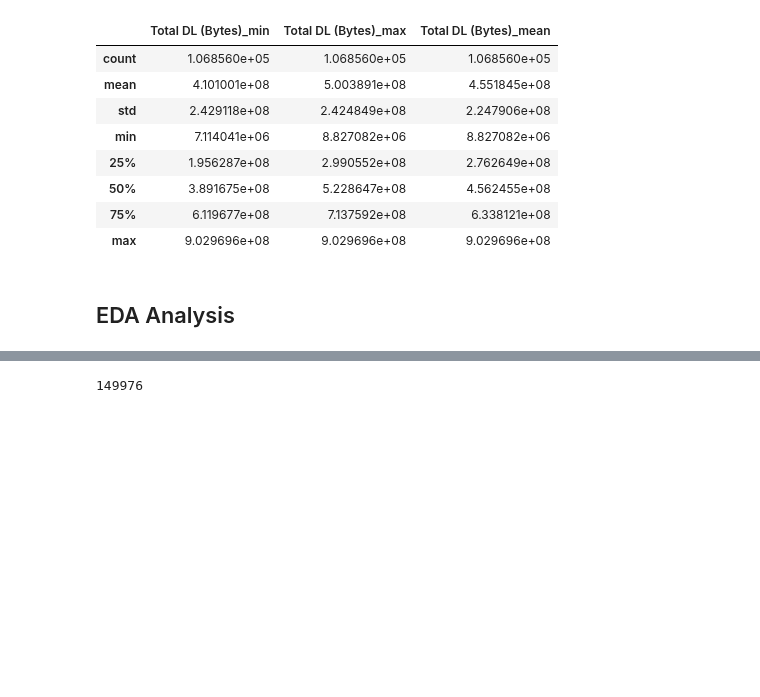
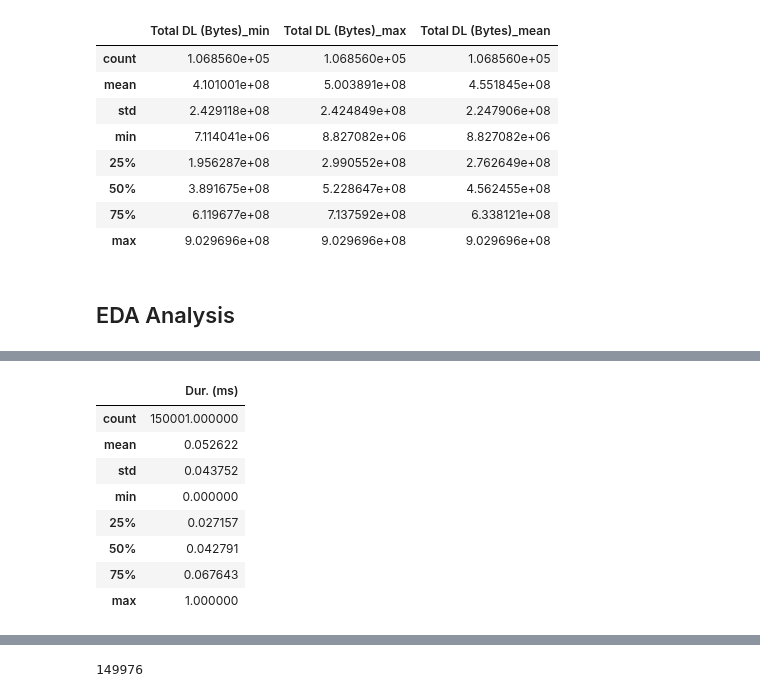
Before and after one commit to tutorialcreation/TelComChallenge, a Jupyter notebook: notebooks/Analysis.ipynb, the cells around one changed output, grey strips where cells are left out. Drawn from its saved outputs; the diff is of its cells as text; code cells hidden in the pictures; blank space fills up the shorter version.

```diff
--- a/notebooks/Analysis.ipynb
+++ b/notebooks/Analysis.ipynb
@@ -323,0 +338,12 @@ pd.DataFrame(numeric_df['Start ms'].describe())
+# %%
+non_graphical_univariate(numeric_df,numerical_features,"numeric",3)
+# %% [output]
+|  | Dur. (ms) |
+| count | 150001.000000 |
+| mean | 0.052622 |
+| std | 0.043752 |
+| min | 0.000000 |
+| 25% | 0.027157 |
+| 50% | 0.042791 |
+| 75% | 0.067643 |
+| max | 1.000000 |
```
Also changed, not shown: parts of 36 cells of this notebook.
